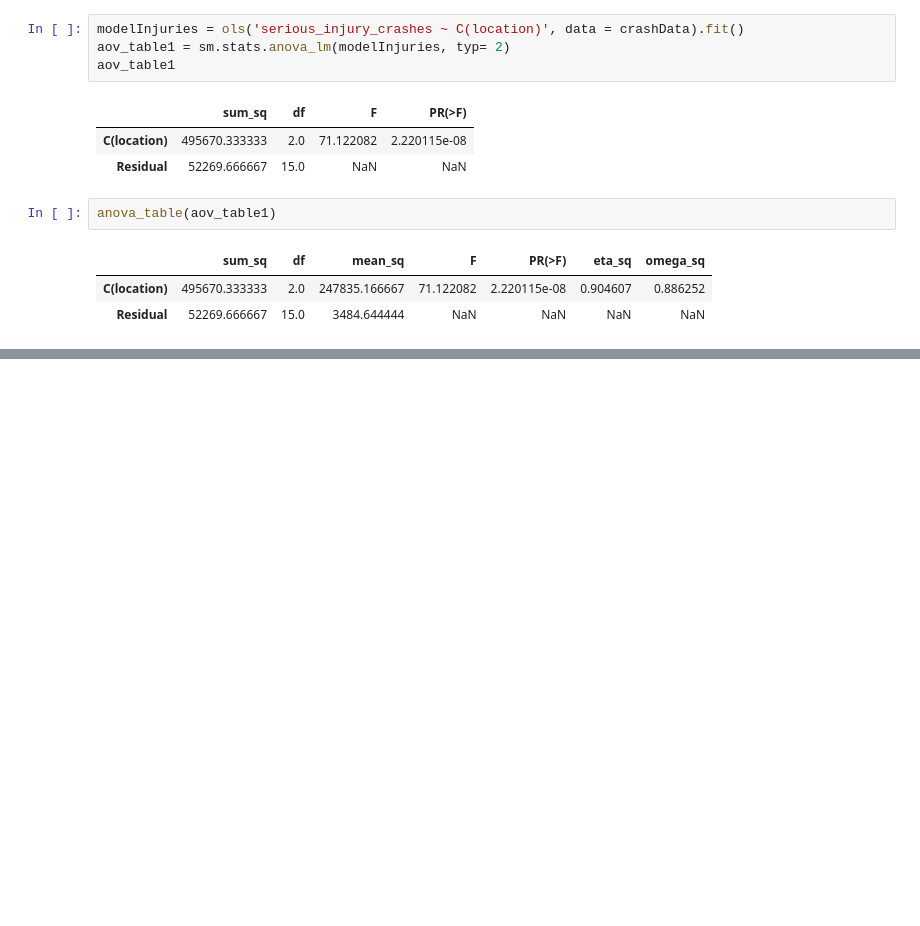
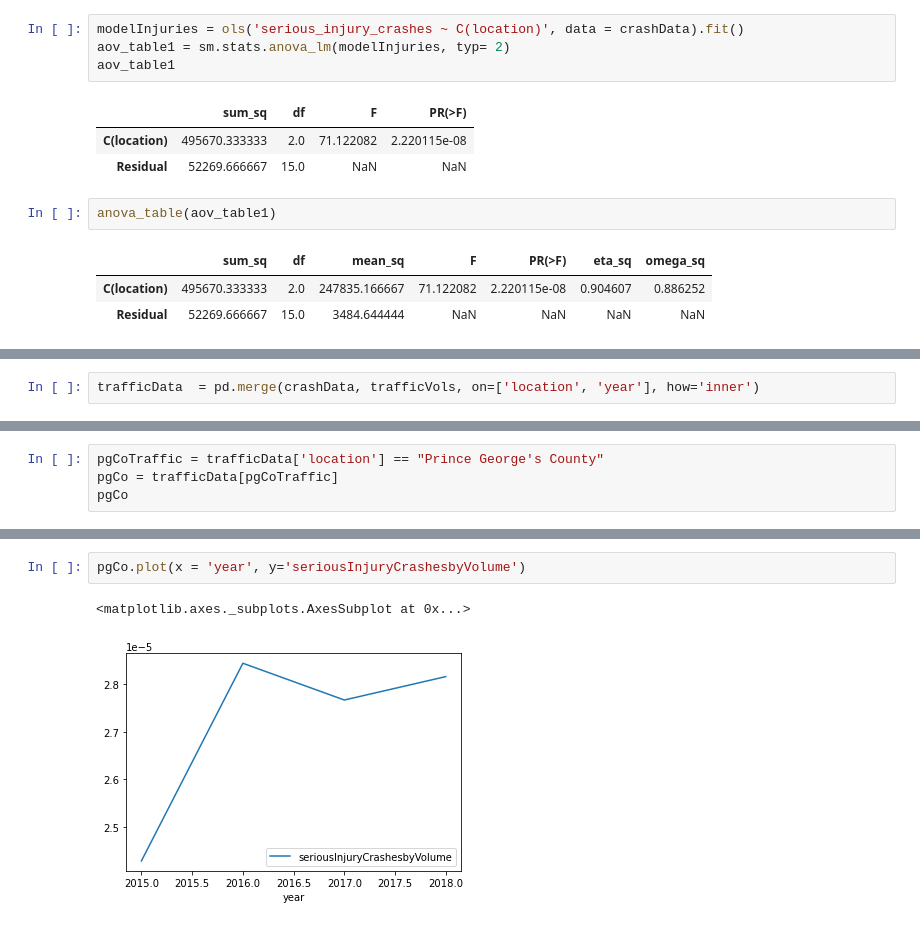
Before and after one commit to MEGlantz/Data205, a Jupyter notebook: StatisticalAnalysis.ipynb, the cells around one changed output, grey strips where cells are left out. Saved outputs shown, nothing was run; the diff lists cells and outputs as text; blank space fills up the shorter version.

```diff
--- a/StatisticalAnalysis.ipynb
+++ b/StatisticalAnalysis.ipynb
@@ -409,0 +532,2 @@ anova_table(aov_table1)
+# %%
+trafficData  = pd.merge(crashData, trafficVols, on=['location', 'year'], how='inner')
@@ -409,0 +600,4 @@ anova_table(aov_table1)
+# %%
+pgCoTraffic = trafficData['location'] == "Prince George's County"
+pgCo = trafficData[pgCoTraffic]
+pgCo
@@ -409,0 +636,5 @@ anova_table(aov_table1)
+# %%
+pgCo.plot(x = 'year', y='seriousInjuryCrashesbyVolume')
+# %% [output]
+<matplotlib.axes._subplots.AxesSubplot at 0x...>
+[figure, added]
```
Also changed, not shown: parts of 48 cells of this notebook, 1 other file.
